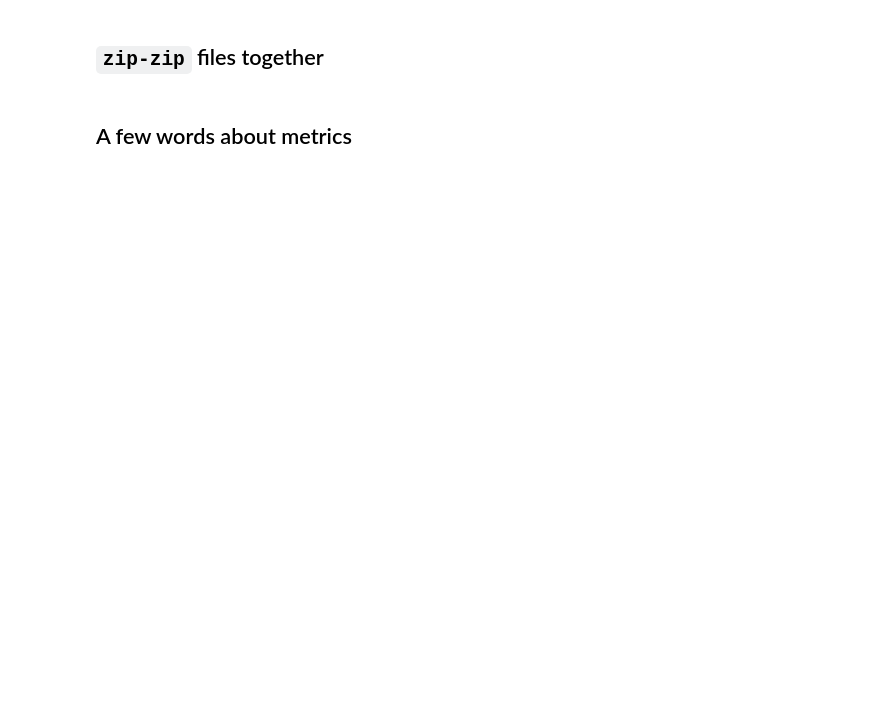
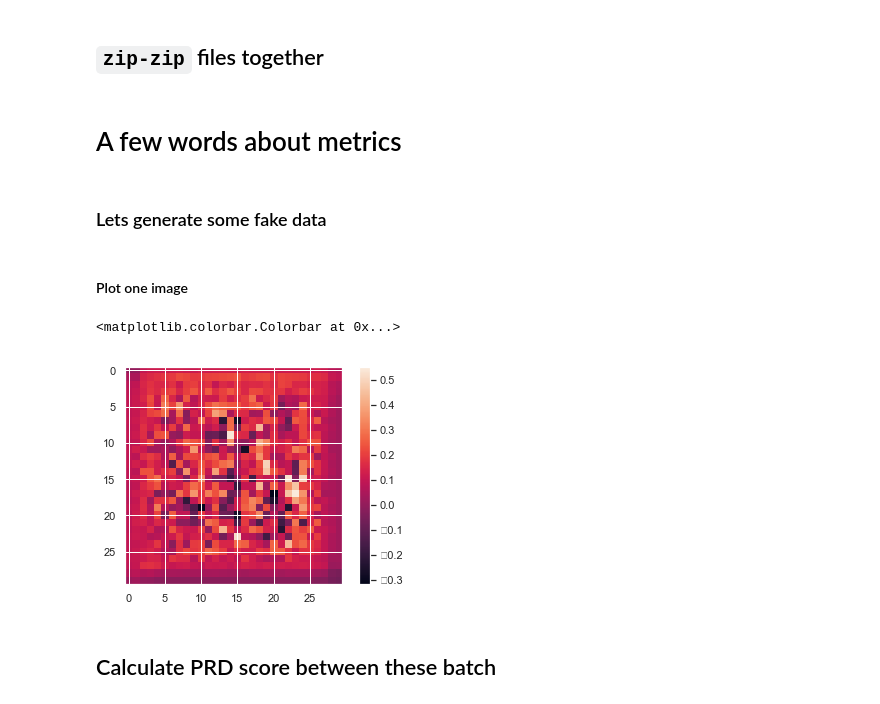
Before and after one commit to SchattenGenie/mlhep2019_2_phase, a Jupyter notebook: analysis/lhcb_calo_gan.ipynb, the cells around one changed output. Drawn from its saved outputs; the diff is of its cells as text; code cells hidden in the pictures; blank space fills up the shorter version.

Commit message:
physical metric explanation

```diff
--- a/analysis/lhcb_calo_gan.ipynb
+++ b/analysis/lhcb_calo_gan.ipynb
@@ -421,0 +447,4 @@ run_training(100)
+# %%
+generator_cpu = ModelGConvTranspose(z_dim=NOISE_DIM)
+generator_cpu.load_state_dict(generator.state_dict())
+generator_cpu.eval()
@@ -449,12 +499,23 @@ np.savez_compressed('./data_test_solution.npz',
 from IPython.display import FileLink
 FileLink('./solution.zip')
 # %% [markdown]
-## A few words about metrics
+# A few words about metrics
+# %% [markdown]
+### Lets generate some fake data
 # %%
-noise = torch.randn(BATCH_SIZE, NOISE_DIM).to(device)
-ParticleMomentum_ParticlePoint_b = torch.cat([ParticleMomentum_b.to(device),
-                                              ParticlePoint_b.to(device)], dim=1)
-EnergyDeposit_gen = generator(noise, ParticleMomentum_ParticlePoint_b)
+noise = torch.randn(len(ParticleMomentum), NOISE_DIM)
+ParticleMomentum_ParticlePoint = torch.cat([ParticleMomentum,
+                                            ParticlePoint], dim=1)
+EnergyDeposit_gen = generator_cpu(noise, ParticleMomentum_ParticlePoint)
+# %%
+EnergyDeposit_gen = EnergyDeposit_gen.detach().cpu().numpy().reshape(-1, 30, 30)
+EnergyDeposit = EnergyDeposit.detach().cpu().numpy().reshape(-1, 30, 30)
+# %% [markdown]
+#### Plot one image
 # %%
-plt.imshow(EnergyDeposit_gen[0, 0].detach().cpu().numpy())
+plt.figure()
+plt.imshow(EnergyDeposit_gen[0])
 plt.colorbar()
+# %% [output]
+<matplotlib.colorbar.Colorbar at 0x...>
+[figure, added]
@@ -479,0 +522,2 @@ plt.show()
+# %% [markdown]
+## Calculate PRD score between these batch
```
Also changed, not shown: parts of 40 cells of this notebook.
